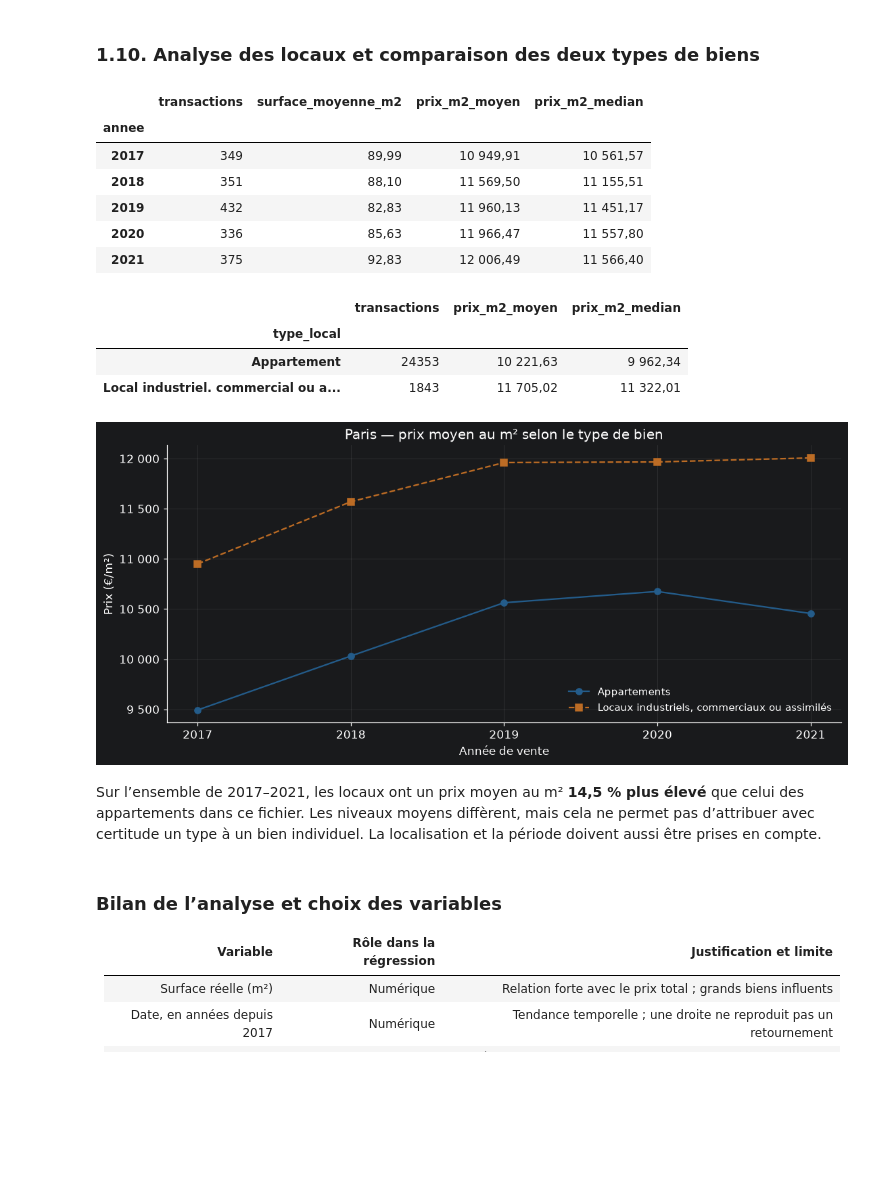
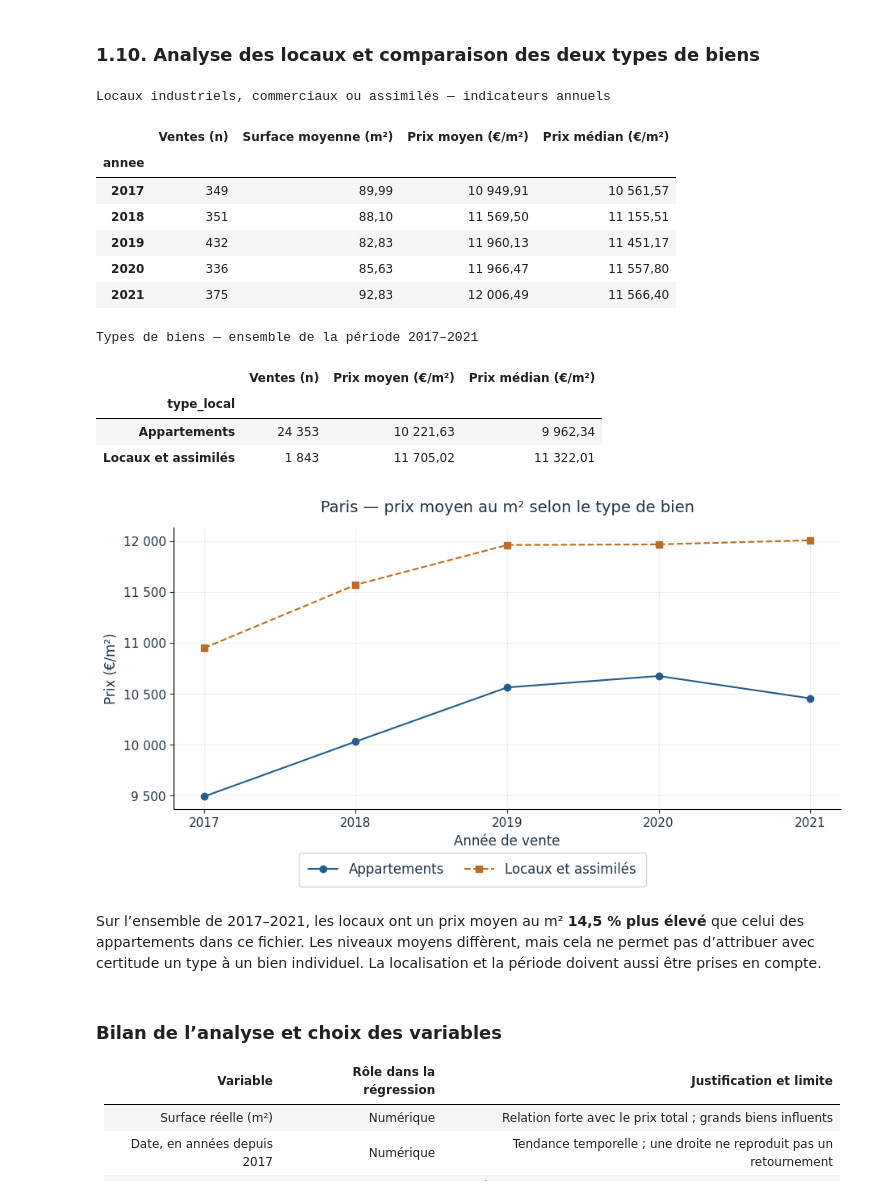
Before and after one commit to steve57000/p8, a Jupyter notebook: livrables/Bell_Steve_1_Notebook_102026.ipynb, the cells around one changed output. Drawn from its saved outputs; the diff is of its cells as text; code cells hidden in the pictures; blank space fills up the shorter version.

```diff
--- a/livrables/Bell_Steve_1_Notebook_102026.ipynb
+++ b/livrables/Bell_Steve_1_Notebook_102026.ipynb
@@ -693,41 +846,50 @@ La corrélation surface / valeur totale est **r = 0,984** (p < 10⁻¹⁶), cont
 # %%
 annuel_locaux = locaux.groupby('annee').agg(
     transactions=('prix_m2', 'size'), surface_moyenne_m2=('surface_reelle', 'mean'),
     prix_m2_moyen=('prix_m2', 'mean'), prix_m2_median=('prix_m2', 'median'),
 )
-display(annuel_locaux)
+afficher_tableau(annuel_locaux.rename(columns={
+    'transactions': 'Ventes (n)', 'surface_moyenne_m2': 'Surface moyenne (m²)',
+    'prix_m2_moyen': 'Prix moyen (€/m²)', 'prix_m2_median': 'Prix médian (€/m²)',
+}), 'Locaux industriels, commerciaux ou assimilés — indicateurs annuels')
 comparaison_types = historique.groupby('type_local').agg(
     transactions=('prix_m2', 'size'), prix_m2_moyen=('prix_m2', 'mean'),
     prix_m2_median=('prix_m2', 'median'),
 )
-display(comparaison_types)
+afficher_tableau(comparaison_types.rename(
+    index={LIBELLES_TYPES[2]: 'Appartements', LIBELLES_TYPES[4]: 'Locaux et assimilés'},
+    columns={'transactions': 'Ventes (n)', 'prix_m2_moyen': 'Prix moyen (€/m²)',
+             'prix_m2_median': 'Prix médian (€/m²)'},
+), 'Types de biens — ensemble de la période 2017–2021')
 fig, ax = plt.subplots()
 ax.plot(annuel_appartements.index, annuel_appartements['prix_m2_moyen'], marker='o', color=BLEU, label='Appartements')
-ax.plot(annuel_locaux.index, annuel_locaux['prix_m2_moyen'], marker='s', linestyle='--', color=ORANGE, label='Locaux industriels, commerciaux ou assimilés')
+ax.plot(annuel_locaux.index, annuel_locaux['prix_m2_moyen'], marker='s', linestyle='--', color=ORANGE, label='Locaux et assimilés')
 ax.set(title='Paris — prix moyen au m² selon le type de bien', xlabel='Année de vente', ylabel='Prix (€/m²)', xticks=range(2017, 2022))
 ax.yaxis.set_major_formatter(format_euros)
-ax.legend(frameon=False, fontsize=10)
+legende_figure(fig)
 terminer_figure(fig, '06_comparaison_types')
 ecart_types = 100 * (locaux['prix_m2'].mean() / appartements['prix_m2'].mean() - 1)
 display(Markdown(
     f'Sur l’ensemble de 2017–2021, les locaux ont un prix moyen au m² '
     f'**{fr(ecart_types, 1)} % plus élevé** que celui des appartements dans ce fichier. '
     'Les niveaux moyens diffèrent, mais cela ne permet pas d’attribuer avec certitude '
     'un type à un bien individuel. La localisation et la période doivent aussi être prises en compte.'
 ))
 # %% [output]
+Locaux industriels, commerciaux ou assimilés — indicateurs annuels
-|  | transactions | surface_moyenne_m2 | prix_m2_moyen | prix_m2_median |
+|  | Ventes (n) | Surface moyenne (m²) | Prix moyen (€/m²) | Prix médian (€/m²) |
 | annee |  |  |  |  |
 | 2017 | 349 | 89,99 | 10 949,91 | 10 561,57 |
 | 2018 | 351 | 88,10 | 11 569,50 | 11 155,51 |
 | 2019 | 432 | 82,83 | 11 960,13 | 11 451,17 |
 | 2020 | 336 | 85,63 | 11 966,47 | 11 557,80 |
 | 2021 | 375 | 92,83 | 12 006,49 | 11 566,40 |
+Types de biens — ensemble de la période 2017–2021
-|  | transactions | prix_m2_moyen | prix_m2_median |
+|  | Ventes (n) | Prix moyen (€/m²) | Prix médian (€/m²) |
 | type_local |  |  |  |
-| Appartement | 24353 | 10 221,63 | 9 962,34 |
-| Local industriel. commercial ou a... | 1843 | 11 705,02 | 11 322,01 |
+| Appartements | 24 353 | 10 221,63 | 9 962,34 |
+| Locaux et assimilés | 1 843 | 11 705,02 | 11 322,01 |
-[figure, old version]
+[figure, new version]
 Sur l’ensemble de 2017–2021, les locaux ont un prix moyen au m² **14,5 % plus élevé** que celui des appartements dans ce fichier. Les niveaux moyens diffèrent, mais cela ne permet pas d’attribuer avec certitude un type à un bien individuel. La localisation et la période doivent aussi être prises en compte.
 # %% [markdown]
 ### Bilan de l’analyse et choix des variables
```
Also changed, not shown: parts of 20 cells of this notebook, 22 other files.
